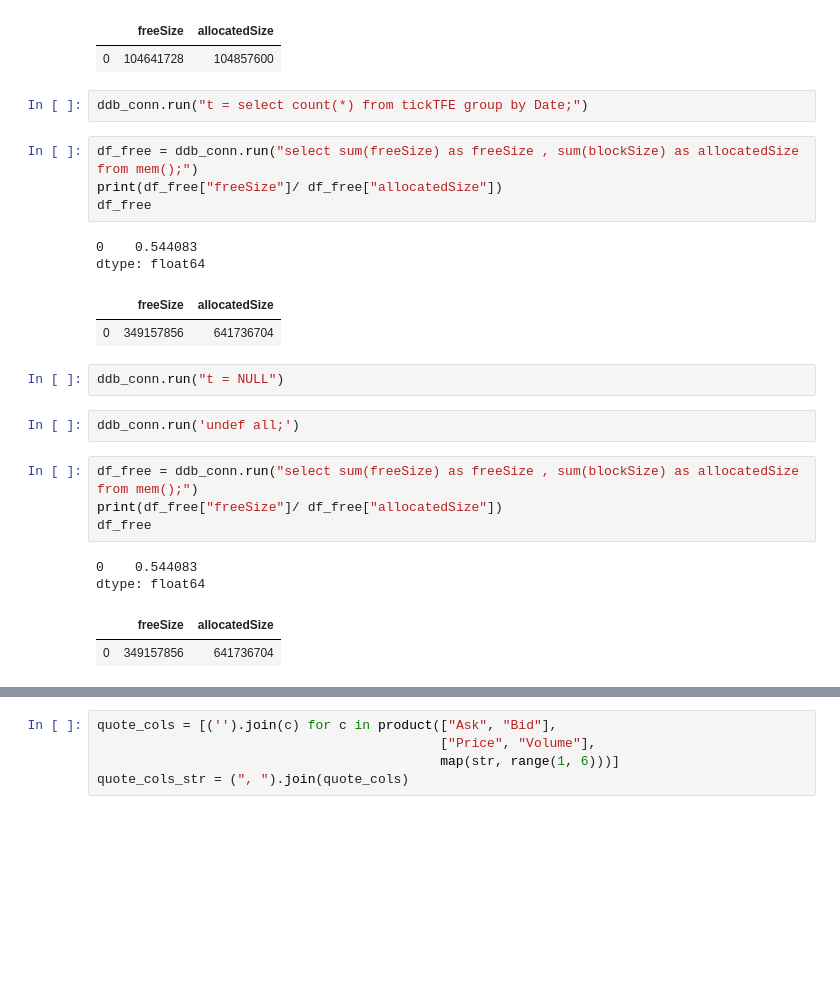
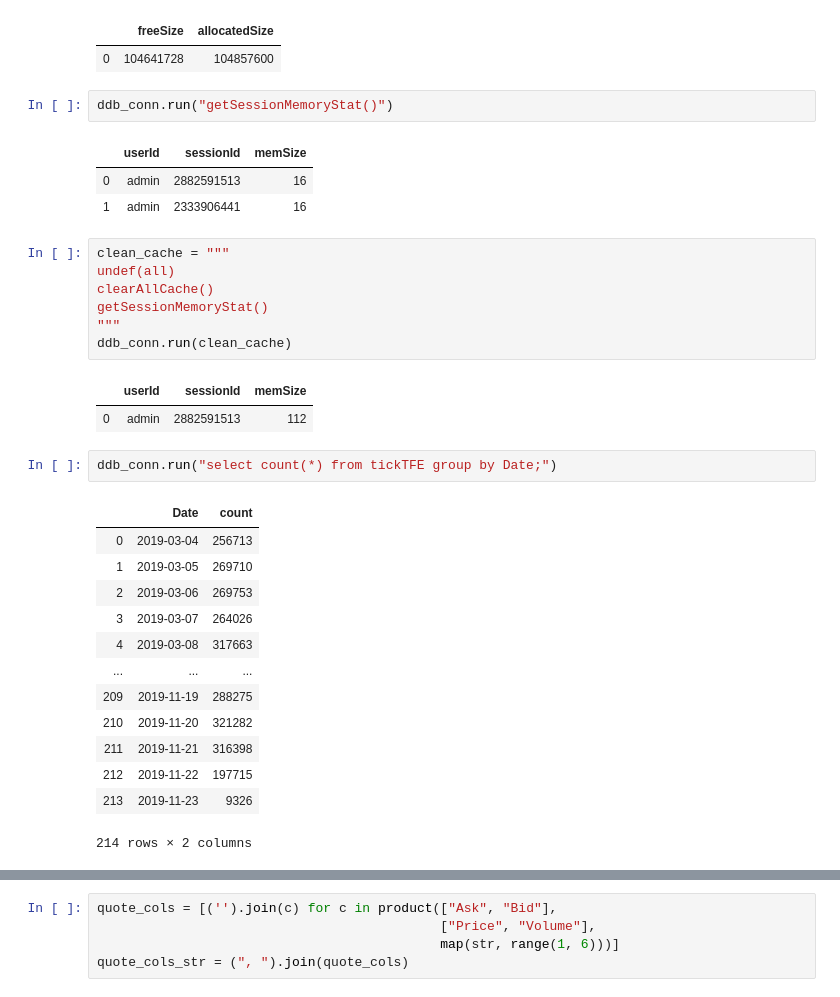
Before and after one commit to Yvictor/dolphindbPlay, a Jupyter notebook: query.ipynb, the cells around one changed output, grey strips where cells are left out. Drawn from its saved outputs; the diff is of its cells as text; blank space fills up the shorter version.

```diff
--- a/query.ipynb
+++ b/query.ipynb
@@ -37,27 +26,35 @@ df_free
 dtype: float64
 |  | freeSize | allocatedSize |
 | 0 | 104641728 | 104857600 |
+# %%
+ddb_conn.run("getSessionMemoryStat()")
+# %% [output]
+|  | userId | sessionId | memSize |
+| 0 | admin | 2882591513 | 16 |
+| 1 | admin | 2333906441 | 16 |
+# %%
+clean_cache = """
+undef(all)
+clearAllCache()
+getSessionMemoryStat()
+"""
+ddb_conn.run(clean_cache)
+# %% [output]
+|  | userId | sessionId | memSize |
+| 0 | admin | 2882591513 | 112 |
 # %%
-ddb_conn.run("t = select count(*) from tickTFE group by Date;")
+ddb_conn.run("select count(*) from tickTFE group by Date;")
+# %% [output]
+|  | Date | count |
+| 0 | 2019-03-04 | 256713 |
+| 1 | 2019-03-05 | 269710 |
+| 2 | 2019-03-06 | 269753 |
+| 3 | 2019-03-07 | 264026 |
+| 4 | 2019-03-08 | 317663 |
+| ... | ... | ... |
+| 209 | 2019-11-19 | 288275 |
+| 210 | 2019-11-20 | 321282 |
+| 211 | 2019-11-21 | 316398 |
+| 212 | 2019-11-22 | 197715 |
+| 213 | 2019-11-23 | 9326 |
+214 rows × 2 columns
-# %%
-df_free = ddb_conn.run("select sum(freeSize) as freeSize , sum(blockSize) as allocatedSize from mem();")
-print(df_free["freeSize"]/ df_free["allocatedSize"])
-df_free
-# %% [output]
-0    0.544083
-dtype: float64
-|  | freeSize | allocatedSize |
-| 0 | 349157856 | 641736704 |
-# %%
-ddb_conn.run("t = NULL")
-# %%
-ddb_conn.run('undef all;')
-# %%
-df_free = ddb_conn.run("select sum(freeSize) as freeSize , sum(blockSize) as allocatedSize from mem();")
-print(df_free["freeSize"]/ df_free["allocatedSize"])
-df_free
-# %% [output]
-0    0.544083
-dtype: float64
-|  | freeSize | allocatedSize |
-| 0 | 349157856 | 641736704 |
```
Also changed, not shown: parts of 19 cells of this notebook.
